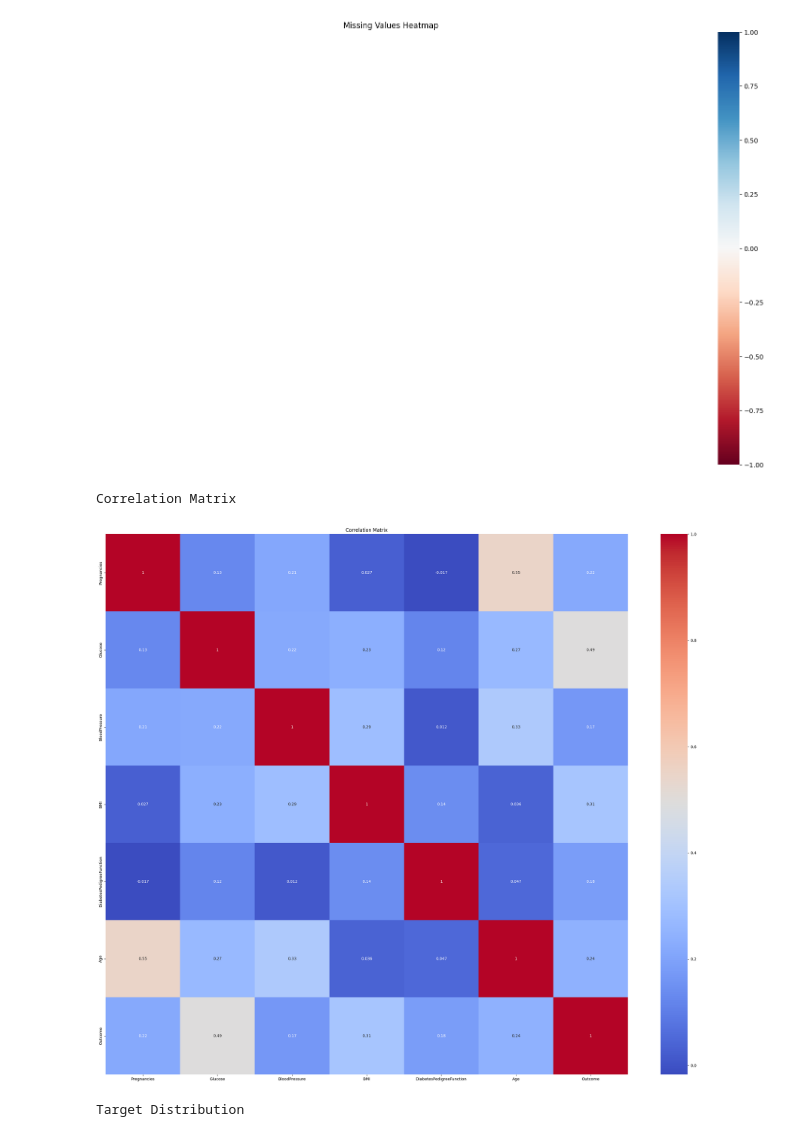
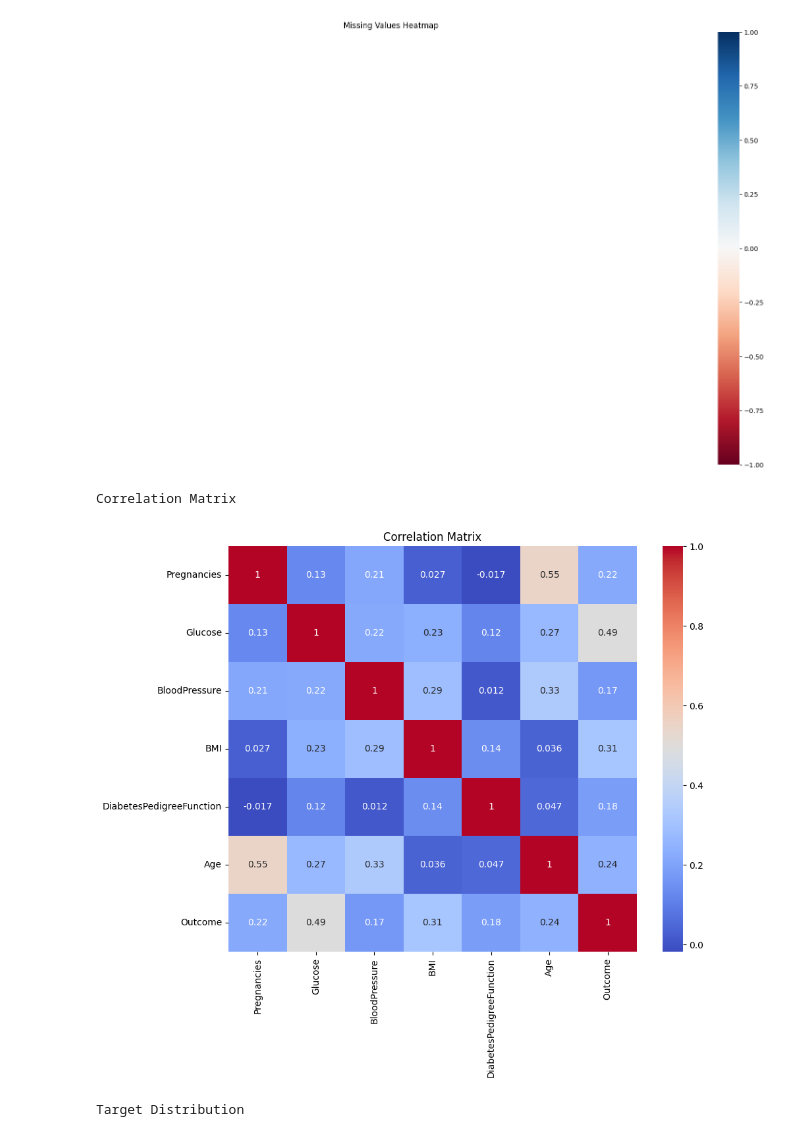
Before and after one commit to aadityashestabit/Aaditya_Sharma_Trainee_Hestabit, a Jupyter notebook: Week_6/src/notebooks/EDA.ipynb, the cells around one changed output. Drawn from its saved outputs; the diff is of its cells as text; code cells hidden in the pictures.

```diff
--- a/Week_6/src/notebooks/EDA.ipynb
+++ b/Week_6/src/notebooks/EDA.ipynb
@@ -99,18 +99,18 @@ Missing values heatmap
 # %%
 print("Correlation Matrix")
 
 corr = df.corr(numeric_only=True)
 
-plt.figure(figsize=(30,25))
+plt.figure(figsize=(10,8))
 sns.heatmap(corr, annot=True, cmap="coolwarm")
 
 plt.title("Correlation Matrix")
 
 plt.savefig(f"{LOG_DIR}/correlation_matrix.png")
 plt.show()
 # %% [output]
 Correlation Matrix
-[figure, old version]
+[figure, new version]
 # %%
 
 print("Target Distribution")
```
Also changed, not shown: 10 other files.
